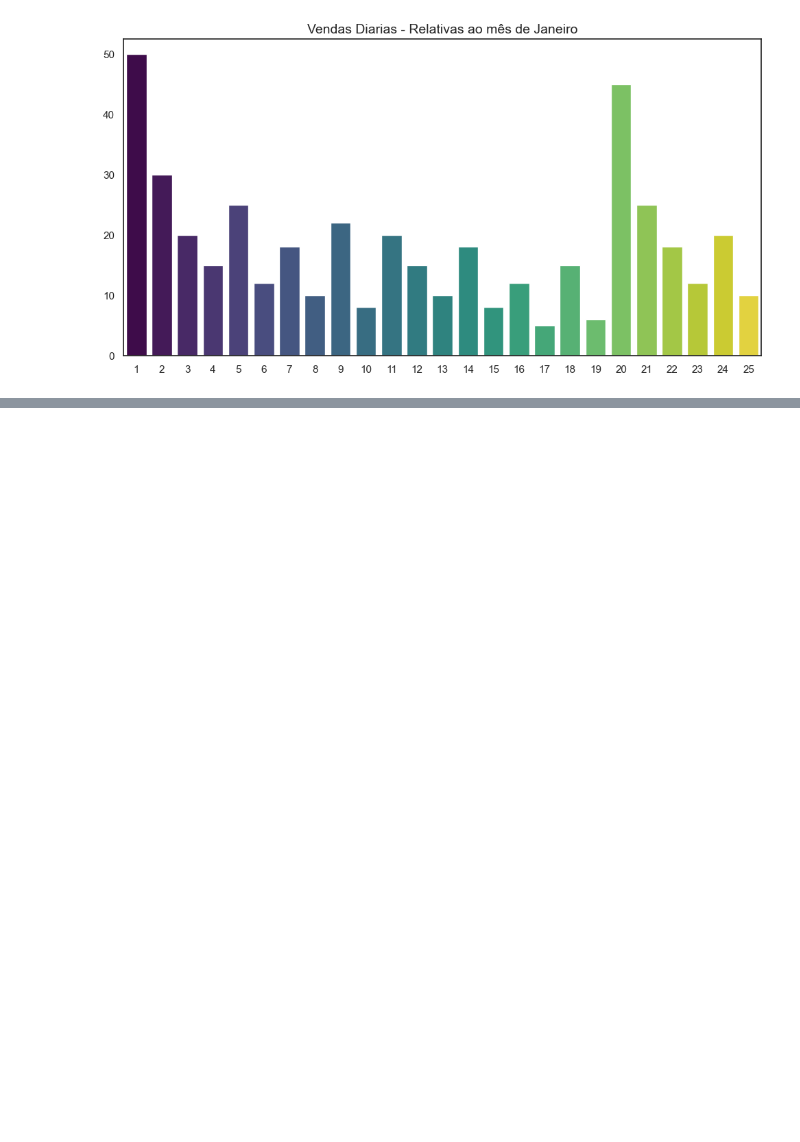
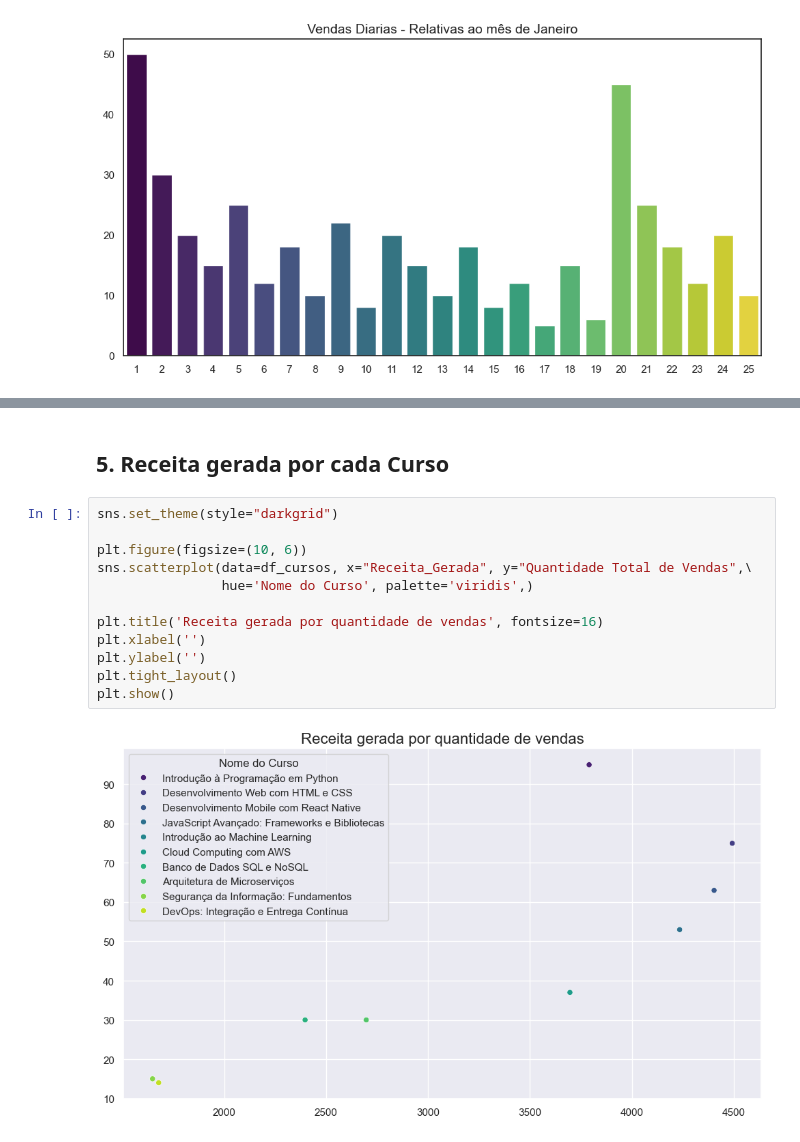
Before and after one commit to Igorsmh/Igor_TrilhaDadosJR-JUN15, a Jupyter notebook: notebooks/eda.ipynb, the cells around one changed output, grey strips where cells are left out. Drawn from its saved outputs; the diff is of its cells as text; blank space fills up the shorter version.

```diff
--- a/notebooks/eda.ipynb
+++ b/notebooks/eda.ipynb
@@ -159,0 +176,16 @@ plt.show()
+# %% [markdown]
+## <a> 5. Receita gerada por cada Curso </a>
+# %%
+sns.set_theme(style="darkgrid")
+
+plt.figure(figsize=(10, 6))
+sns.scatterplot(data=df_cursos, x="Receita_Gerada", y="Quantidade Total de Vendas",\
+                hue='Nome do Curso', palette='viridis',)
+
+plt.title('Receita gerada por quantidade de vendas', fontsize=16)
+plt.xlabel('')
+plt.ylabel('')
+plt.tight_layout()
+plt.show()
+# %% [output]
+[figure, added]
```
Also changed, not shown: parts of 8 cells of this notebook.
